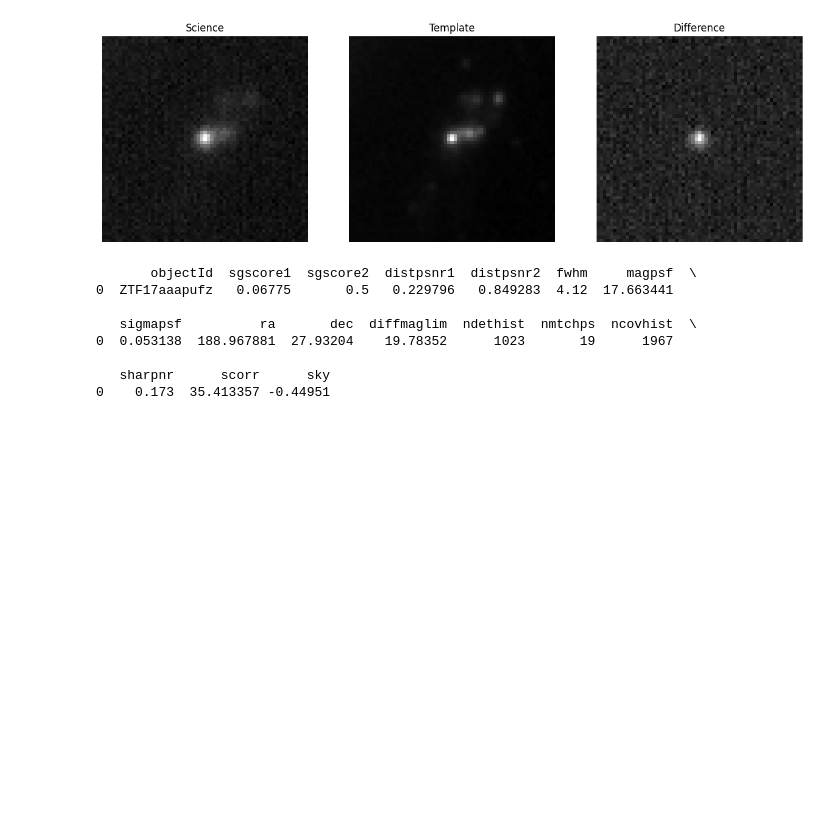
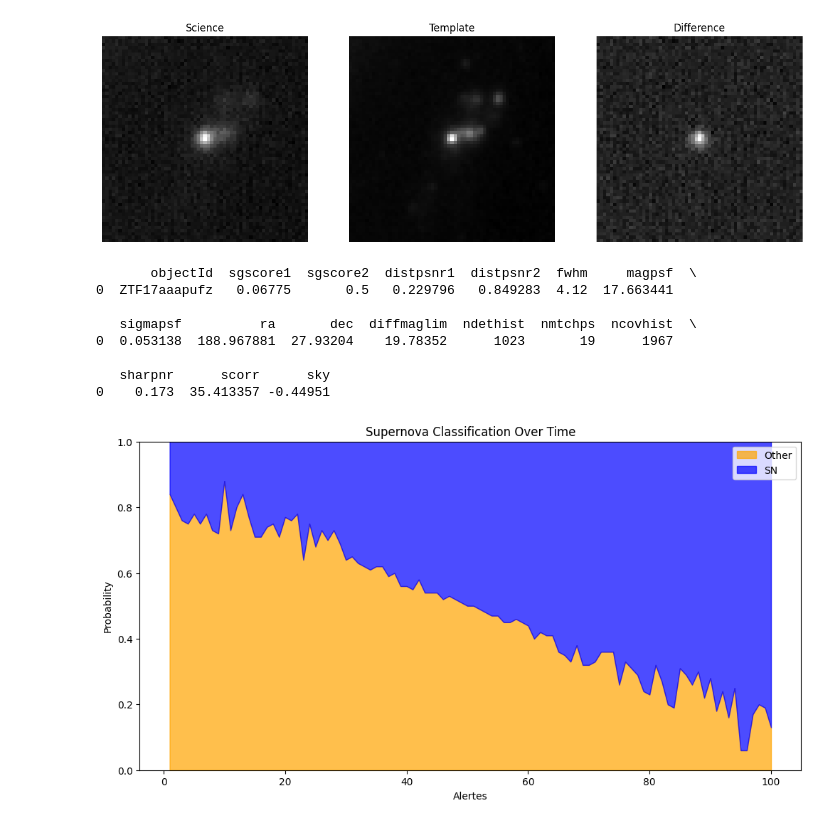
Before and after one commit to theobonzi/ML_skyportal, a Jupyter notebook: run_kowalski.ipynb, the cells around one changed output. Saved outputs shown, nothing was run; the diff lists cells and outputs as text; code cells hidden in the pictures; blank space fills up the shorter version.

Commit message:
add plot classification over time

```diff
--- a/run_kowalski.ipynb
+++ b/run_kowalski.ipynb
@@ -722,3 +722,42 @@ WARNING: VerifyWarning: Found a SIMPLE card but its format doesn't respect the F
 
    sharpnr      scorr      sky
 0    0.173  35.413357 -0.44951
+# %%
+import matplotlib.pyplot as plt
+import pandas as pd
+
+def plot_supernova_classification(df):
+    plt.figure(figsize=(12, 6))
+
+    plt.fill_between(df['alertes'], 0, df['predict_other'], color='orange', alpha=0.7, label='Other')
+
+    plt.fill_between(df['alertes'], df['predict_other'], 1, color='blue', alpha=0.7, label='SN')
+
+    # Labels and title
+    plt.xlabel('Alertes')
+    plt.ylabel('Probability')
+    plt.title('Supernova Classification Over Time')
+    plt.ylim(0, 1)
+
+    plt.legend()
+
+    plt.show()
+
+alerts = np.arange(1, 101)
+initial_prob = 0.5
+
+predict_sn = initial_prob + (np.linspace(0, 1, 100) - 0.5) * np.random.uniform(0.5, 1, 100)
+predict_sn = np.clip(predict_sn, 0, 1)
+predict_sn = np.round(predict_sn, 2)
+predict_other = 1 - predict_sn
+predict_other = np.round(predict_other, 2)
+
+df = pd.DataFrame({
+    'alertes': alerts,
+    'predict_sn': predict_sn,
+    'predict_other': predict_other
+})
+
+plot_supernova_classification(df)
+# %% [output]
+[figure, added]
```
Also changed, not shown: parts of 1 cell of this notebook, 1 other file.
